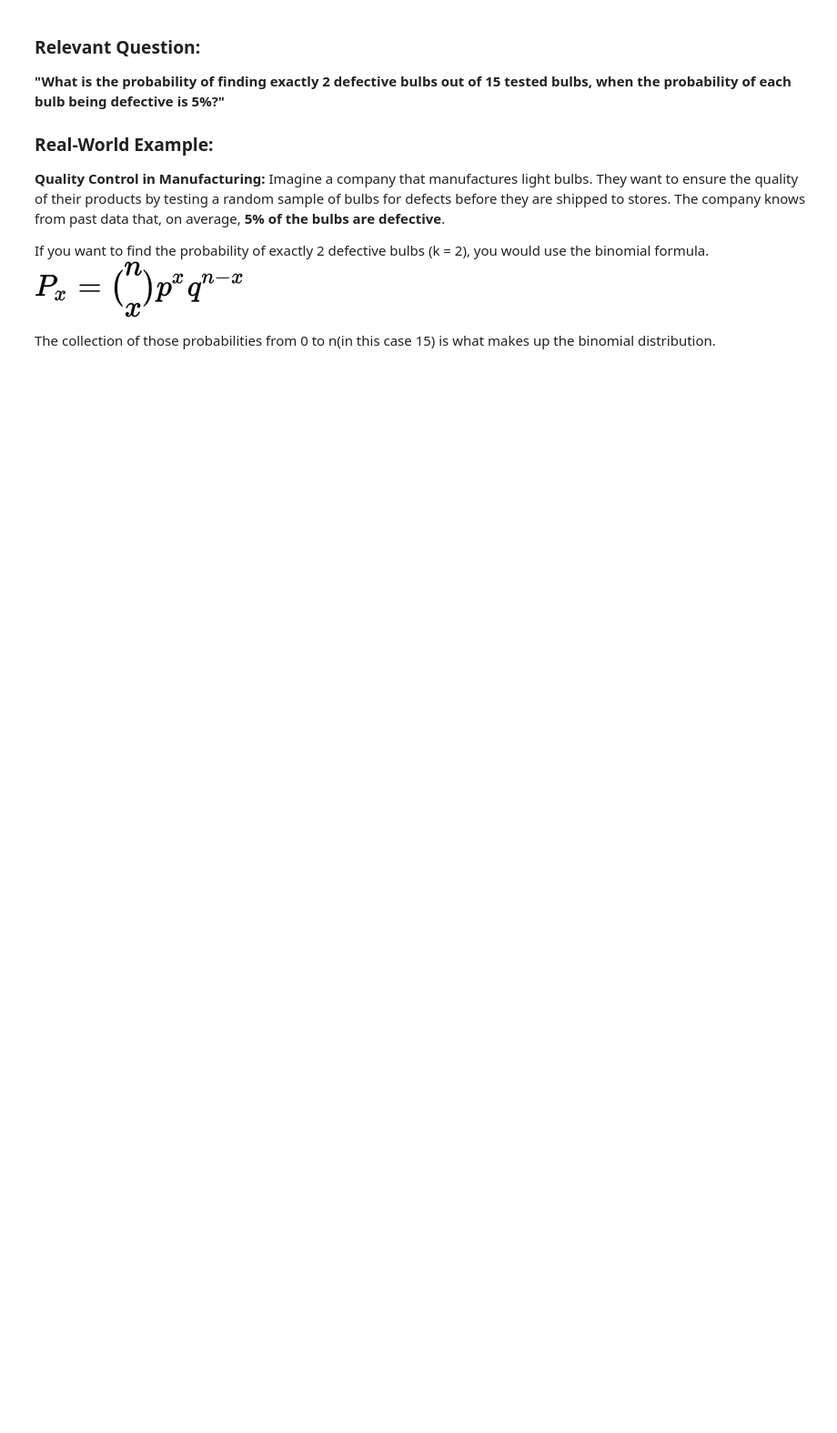
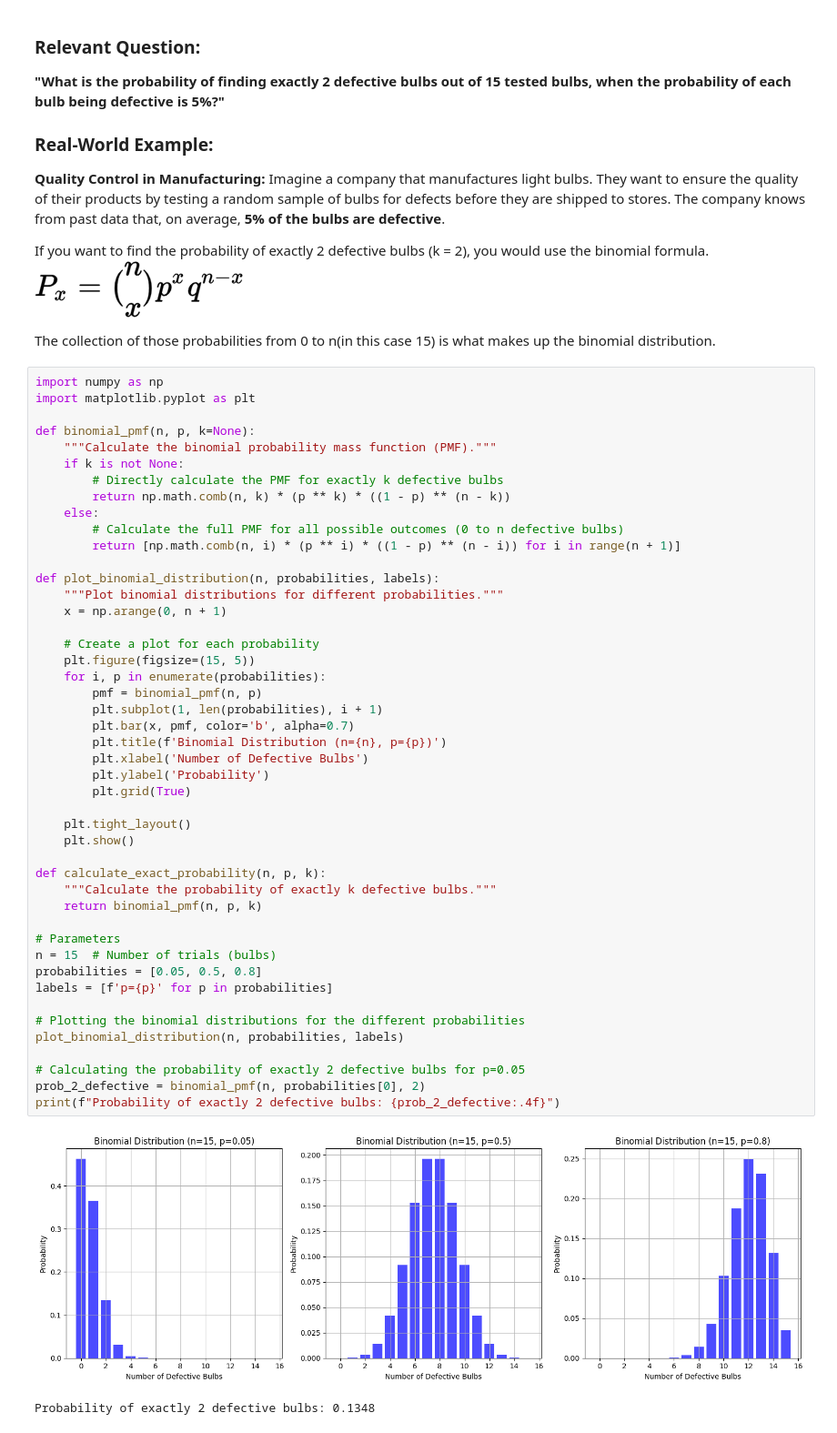
Before and after one commit to amuhirwa/Group-4-probability-distributions, a Jupyter notebook: Probability_Distributions.ipynb, the cells around one changed output. Shown at 91% size. Saved outputs shown, nothing was run; the diff lists cells and outputs as text; blank space fills up the shorter version.

Commit message:
Done with implementing binomial distribution, visualizing it and reporting insights.

```diff
--- a/Probability_Distributions.ipynb
+++ b/Probability_Distributions.ipynb
@@ -15,3 +15,52 @@ If you want to find the probability of exactly 2 defective bulbs (k = 2), you wo
 ![image.png](embedded-picture-2)
 
 The collection of those probabilities from 0 to n(in this case 15) is what makes up the binomial distribution.
+# %%
+import numpy as np
+import matplotlib.pyplot as plt
+
+def binomial_pmf(n, p, k=None):
+    """Calculate the binomial probability mass function (PMF)."""
+    if k is not None:
+        # Directly calculate the PMF for exactly k defective bulbs
+        return np.math.comb(n, k) * (p ** k) * ((1 - p) ** (n - k))
+    else:
+        # Calculate the full PMF for all possible outcomes (0 to n defective bulbs)
+        return [np.math.comb(n, i) * (p ** i) * ((1 - p) ** (n - i)) for i in range(n + 1)]
+
+def plot_binomial_distribution(n, probabilities, labels):
+    """Plot binomial distributions for different probabilities."""
+    x = np.arange(0, n + 1)
+
+    # Create a plot for each probability
+    plt.figure(figsize=(15, 5))
+    for i, p in enumerate(probabilities):
+        pmf = binomial_pmf(n, p)
+        plt.subplot(1, len(probabilities), i + 1)
+        plt.bar(x, pmf, color='b', alpha=0.7)
+        plt.title(f'Binomial Distribution (n={n}, p={p})')
+        plt.xlabel('Number of Defective Bulbs')
+        plt.ylabel('Probability')
+        plt.grid(True)
+
+    plt.tight_layout()
+    plt.show()
+
+def calculate_exact_probability(n, p, k):
+    """Calculate the probability of exactly k defective bulbs."""
+    return binomial_pmf(n, p, k)
+
+# Parameters
+n = 15  # Number of trials (bulbs)
+probabilities = [0.05, 0.5, 0.8]
+labels = [f'p={p}' for p in probabilities]
+
+# Plotting the binomial distributions for the different probabilities
+plot_binomial_distribution(n, probabilities, labels)
+
+# Calculating the probability of exactly 2 defective bulbs for p=0.05
+prob_2_defective = binomial_pmf(n, probabilities[0], 2)
+print(f"Probability of exactly 2 defective bulbs: {prob_2_defective:.4f}")
+# %% [output]
+[figure, added]
+Probability of exactly 2 defective bulbs: 0.1348
```
Also changed, not shown: parts of 1 cell of this notebook.
